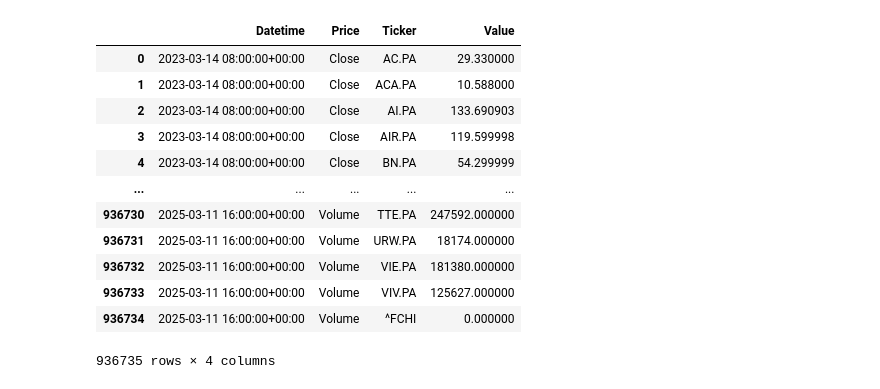
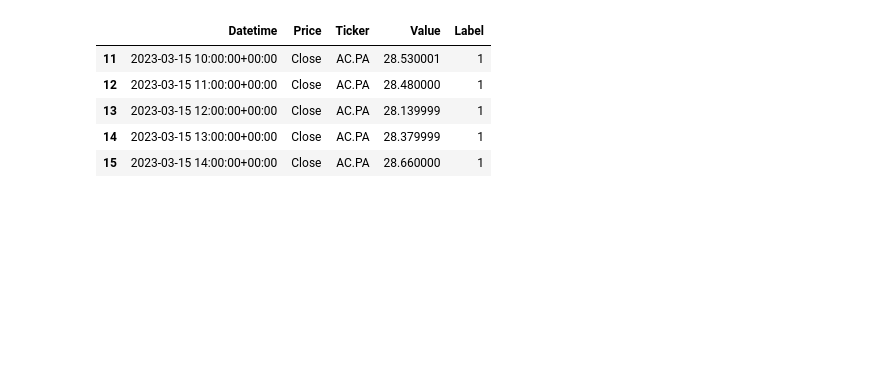
Before and after one commit to Liviogit/Projet_trading_automatique, a Jupyter notebook: xgboost.ipynb, the cells around one changed output. Saved outputs shown, nothing was run; the diff lists cells and outputs as text; code cells hidden in the pictures; blank space fills up the shorter version.

```diff
--- a/xgboost.ipynb
+++ b/xgboost.ipynb
@@ -1,21 +1,6 @@
 # %%
 import pandas as pd
+import numpy as np
 import xgboost as xgb
 from sklearn.model_selection import train_test_split
 from sklearn.metrics import accuracy_score
-df=pd.read_csv('Data/cac40_clean_format.csv',parse_dates=['Datetime'])
-df
-# %% [output]
-|  | Datetime | Price | Ticker | Value |
-| 0 | 2023-03-14 08:00:00+00:00 | Close | AC.PA | 29.330000 |
-| 1 | 2023-03-14 08:00:00+00:00 | Close | ACA.PA | 10.588000 |
-| 2 | 2023-03-14 08:00:00+00:00 | Close | AI.PA | 133.690903 |
-| 3 | 2023-03-14 08:00:00+00:00 | Close | AIR.PA | 119.599998 |
-| 4 | 2023-03-14 08:00:00+00:00 | Close | BN.PA | 54.299999 |
-| ... | ... | ... | ... | ... |
-| 936730 | 2025-03-11 16:00:00+00:00 | Volume | TTE.PA | 247592.000000 |
-| 936731 | 2025-03-11 16:00:00+00:00 | Volume | URW.PA | 18174.000000 |
-| 936732 | 2025-03-11 16:00:00+00:00 | Volume | VIE.PA | 181380.000000 |
-| 936733 | 2025-03-11 16:00:00+00:00 | Volume | VIV.PA | 125627.000000 |
-| 936734 | 2025-03-11 16:00:00+00:00 | Volume | ^FCHI | 0.000000 |
-936735 rows × 4 columns
@@ -29,3 +7,24 @@ df['Label'] = (df.groupby(['Ticker', 'Price'])['Value'].diff() > 0).astype(int)
+# %%
+df=pd.read_csv('Data/cac40_clean_format.csv',parse_dates=['Datetime'])
+df
+# Trier les données pour que le shift fonctionne correctement
+df.sort_values(by=['Ticker', 'Price', 'Datetime'], inplace=True)
+
+# Créer la colonne Label avec shift négatif pour utiliser les valeurs futures
+df['Label'] = df.groupby(['Ticker', 'Price'])['Value'].shift(-32)  # ou shift(-40) pour 40 heures
+df['Label'] = (df['Label'] > df['Value']).astype(int)
+
+# Supprimer les 32 dernières lignes de chaque groupe (car Label devient NaN)
+df = df.groupby(['Ticker', 'Price']).apply(lambda x: x.iloc[:-32]).reset_index(drop=True)
+
+df[df['Label']==1].head()
+# %% [output]
+|  | Datetime | Price | Ticker | Value | Label |
+| 11 | 2023-03-15 10:00:00+00:00 | Close | AC.PA | 28.530001 | 1 |
+| 12 | 2023-03-15 11:00:00+00:00 | Close | AC.PA | 28.480000 | 1 |
+| 13 | 2023-03-15 12:00:00+00:00 | Close | AC.PA | 28.139999 | 1 |
+| 14 | 2023-03-15 13:00:00+00:00 | Close | AC.PA | 28.379999 | 1 |
+| 15 | 2023-03-15 14:00:00+00:00 | Close | AC.PA | 28.660000 | 1 |
 # %%
 df['Return_1h'] = df[df['Price']!='Volume'].groupby(['Ticker', 'Price'])['Value'].pct_change()
 df['Return_1h']=df['Return_1h'].fillna(0)
```
Also changed, not shown: parts of 11 cells of this notebook.
